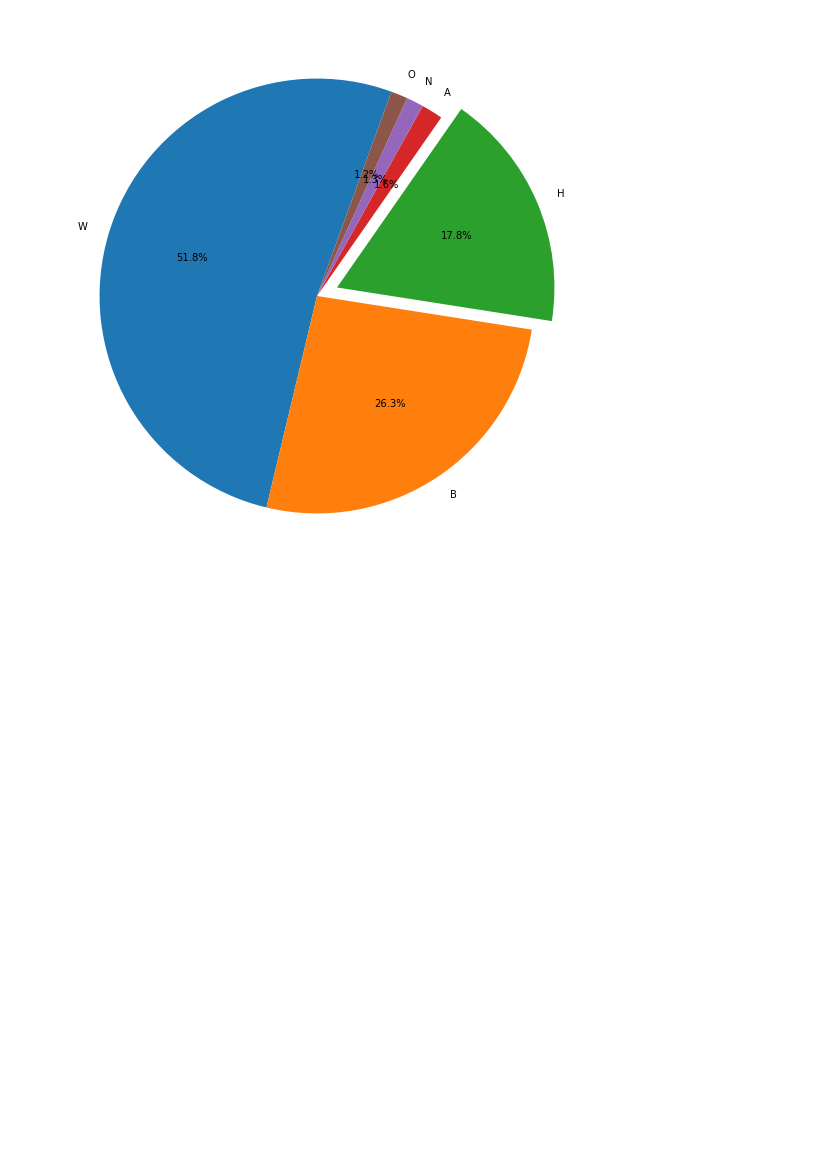
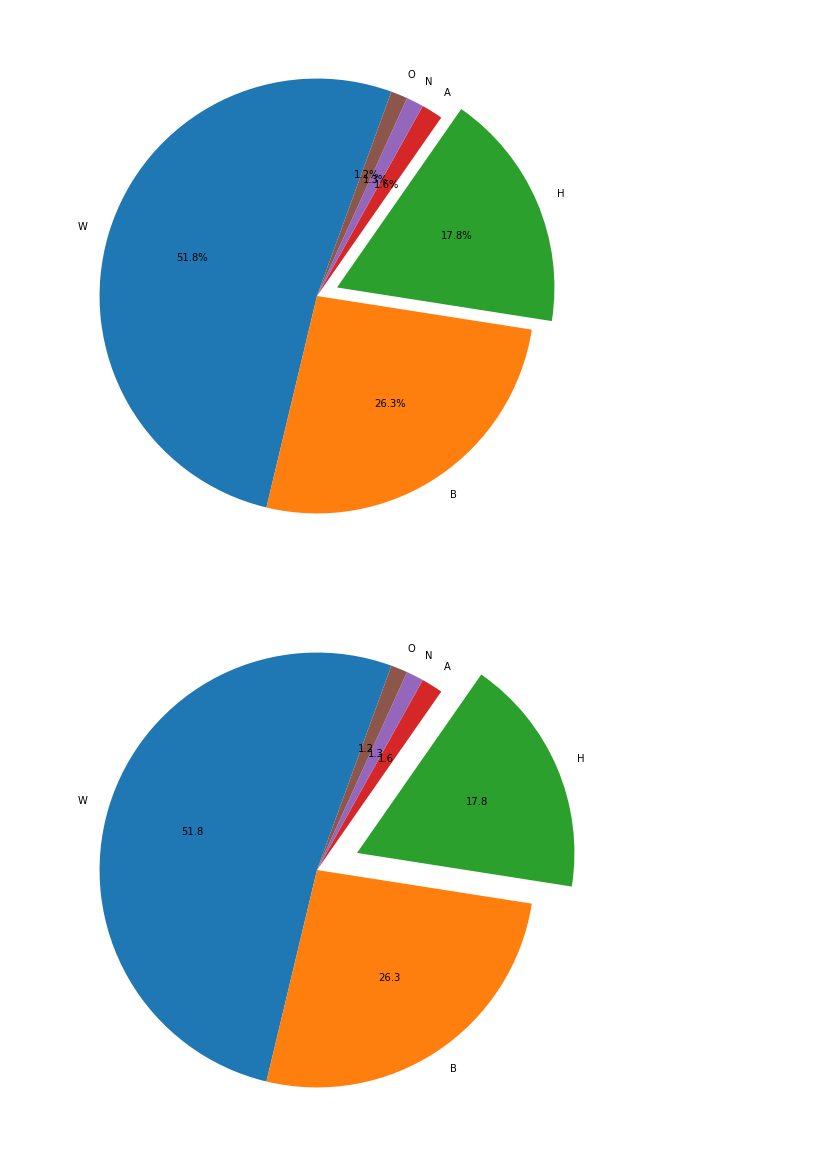
Before and after one commit to yasir5008/DS_-_ITF_Just_Working_Directory, a Jupyter notebook: DS_projects/DS_Assignments/DVwPY_Assignment_1_student.ipynb, the cells around one changed output. Saved outputs shown, nothing was run; the diff lists cells and outputs as text; code cells hidden in the pictures; blank space fills up the shorter version.

```diff
--- a/DS_projects/DS_Assignments/DVwPY_Assignment_1_student.ipynb
+++ b/DS_projects/DS_Assignments/DVwPY_Assignment_1_student.ipynb
@@ -226,0 +270,2 @@ Problem: missing value on race column.
+# %%
+kill.dropna(inplace=True)
@@ -241,3 +304,5 @@ Name: race, dtype: int64
+# %%
+labl= kill.race.value_counts().index
 # %%
 # %% [output]
 Index(['W', 'B', 'H', 'A', 'N', 'O'], dtype='object')
@@ -247,4 +313,12 @@ array([1168,  592,  401,   36,   29,   28])
+# %%
+yy = kill.race.value_counts().values
 # %%
 # matplotlib
 # %% [output]
 [figure]
+# %%
+plt.figure(figsize=(16,10))
+plt.pie(yy, labels=labl,explode=[0,0,0.2,0,0,0], autopct='%.1f',startangle= 70)
+plt.show()
+# %% [output]
+[figure, added]
```
Also changed, not shown: parts of 10 cells of this notebook.
